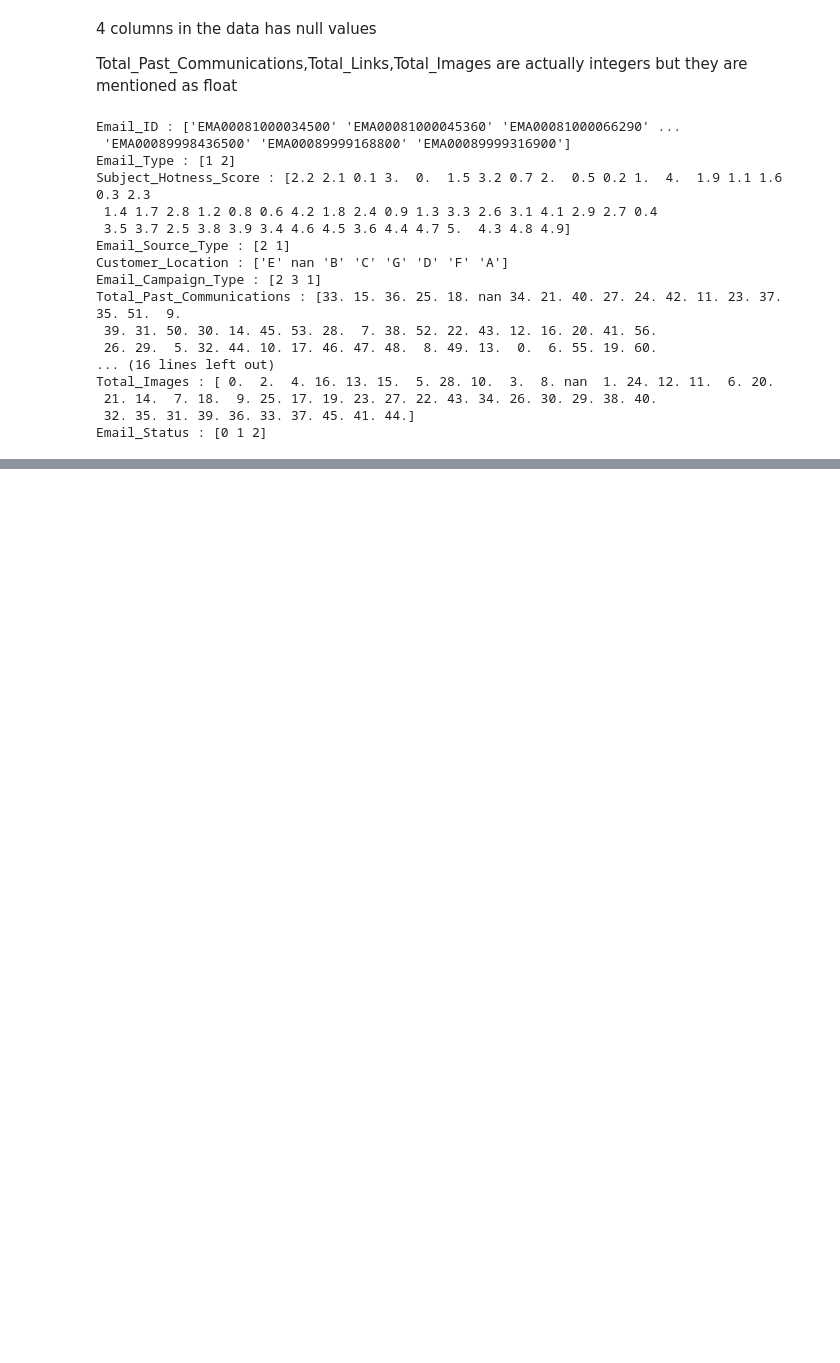
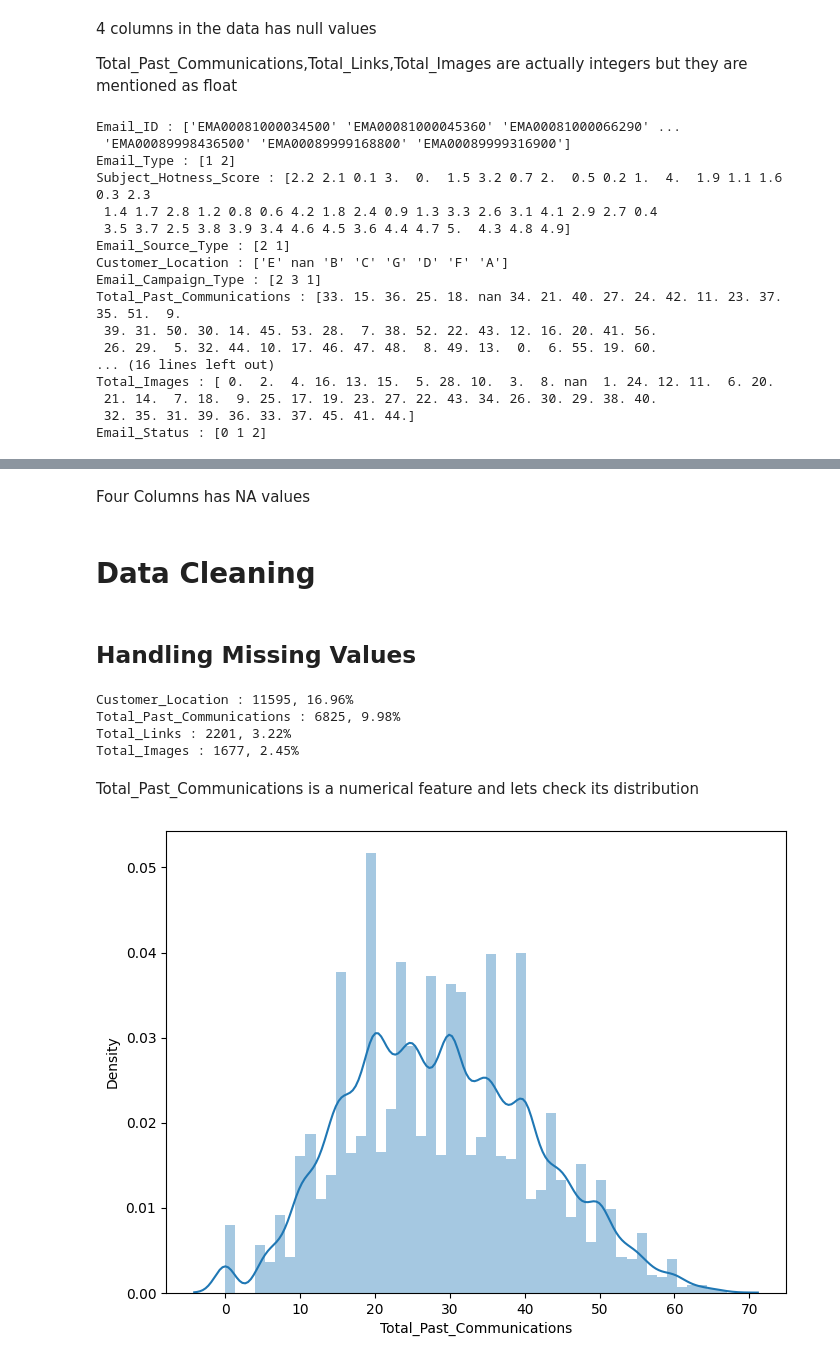
Before and after one commit to Sudar278/Email_Campaign_Effectiveness_Prediction-Classification-, a Jupyter notebook: Email_Campaign_Effectiveness_Prediction(Classification).ipynb, the cells around one changed output, grey strips where cells are left out. Cells and saved outputs as stored; diff of their text form; code cells hidden in the pictures; blank space fills up the shorter version.

```diff
--- a/Email_Campaign_Effectiveness_Prediction(Classification).ipynb
+++ b/Email_Campaign_Effectiveness_Prediction(Classification).ipynb
@@ -80,0 +93,6 @@ import pickle
+# %%
+# Defining a function to generate a density plot
+def dense_plot(dataframe,coloumn_name):
+  plt.figure(figsize=(8,6))
+  sns.distplot(dataframe[coloumn_name])
+  plt.show()
@@ -173,0 +253,21 @@ Email_Status : [0 1 2]
+# %% [markdown]
+Four Columns has NA values
+# %% [markdown]
+# Data Cleaning
+# %% [markdown]
+## Handling Missing Values
+# %%
+# Getting number of missing values and their missing
+NA_count_percentage(df)
+# %% [output]
+Customer_Location : 11595, 16.96%
+Total_Past_Communications : 6825, 9.98%
+Total_Links : 2201, 3.22%
+Total_Images : 1677, 2.45%
+# %% [markdown]
+Total_Past_Communications is a numerical feature and lets check its distribution
+# %%
+# Dense plot for Total_Past_Communications
+dense_plot(df,'Total_Past_Communications')
+# %% [output]
+[figure, added]
```
Also changed, not shown: parts of 35 cells of this notebook.
